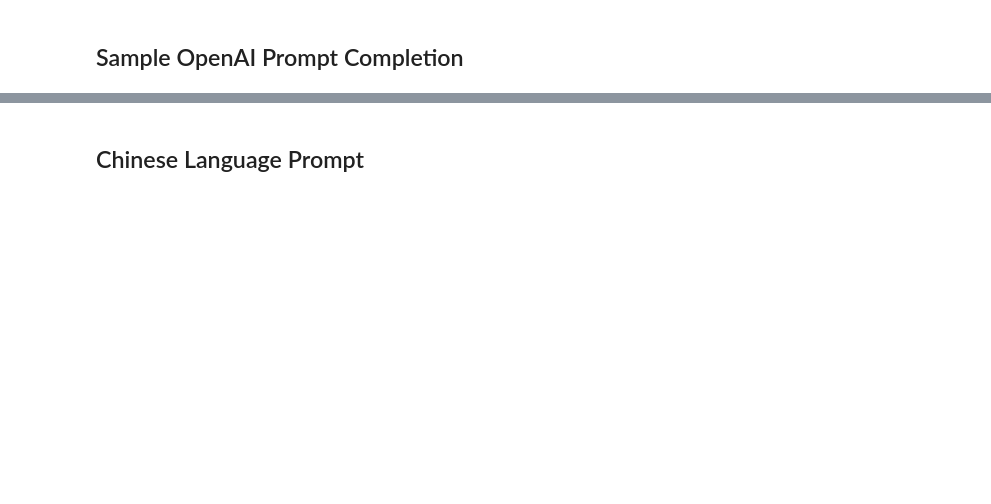
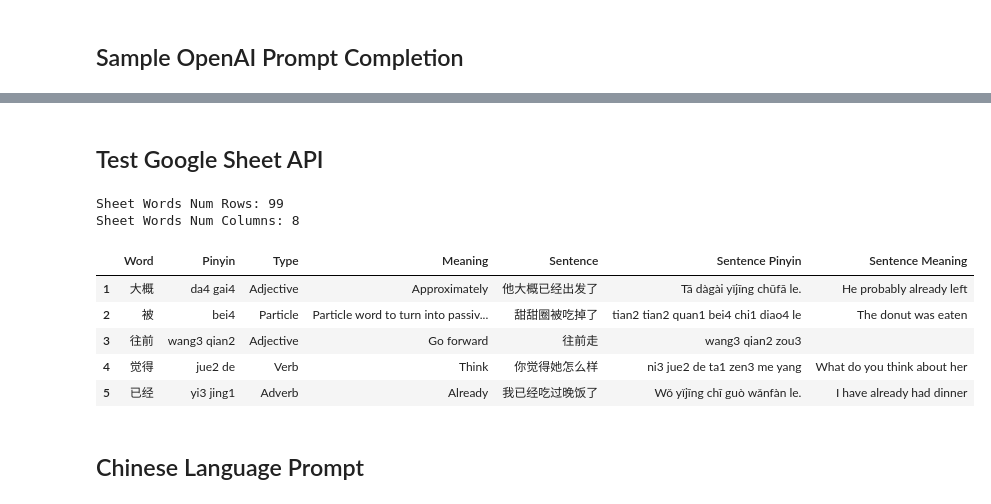
Before and after one commit to tuawong/GPT4LanguageLearning, a Jupyter notebook: GPT_ChineseWords.ipynb, the cells around one changed output, grey strips where cells are left out. Drawn from its saved outputs; the diff is of its cells as text; code cells hidden in the pictures; blank space fills up the shorter version.

```diff
--- a/GPT_ChineseWords.ipynb
+++ b/GPT_ChineseWords.ipynb
@@ -66,2 +85,28 @@ print(sample_response.choices[0].message.content)
+# %% [markdown]
+## Test Google Sheet API
+# %%
+# No need to provide path for service account.  Json file is in the default directory for gspread at %APPDATA%/gspread/service_account.json
+sa = gspread.service_account()
+sh = sa.open("New Chinese Words")
+
+sheet_name = "Words"
+wks2 = sh.worksheet(sheet_name)
+print(f'Sheet {sheet_name} Num Rows: {wks2.row_count}')
+print(f'Sheet {sheet_name} Num Columns: {wks2.col_count}')
+# %% [output]
+Sheet Words Num Rows: 99
+Sheet Words Num Columns: 8
+# %%
+current_data = pd.DataFrame(wks2.get_all_values())
+current_data.columns = current_data.iloc[0]
+current_data = current_data.iloc[1:]
+current_data.head()
+# %% [output]
+|  | Word | Pinyin | Type | Meaning | Sentence | Sentence Pinyin | Sentence Meaning |
+| 1 | 大概 | da4 gai4 | Adjective | Approximately | 他大概已经出发了 | Tā dàgài yǐjīng chūfā le. | He probably already left |
+| 2 | 被 | bei4 | Particle | Particle word to turn into passiv... | 甜甜圈被吃掉了 | tian2 tian2 quan1 bei4 chi1 diao4 le | The donut was eaten |
+| 3 | 往前 | wang3 qian2 | Adjective | Go forward | 往前走 | wang3 qian2 zou3 |  |
+| 4 | 觉得 | jue2 de | Verb | Think | 你觉得她怎么样 | ni3 jue2 de ta1 zen3 me yang | What do you think about her |
+| 5 | 已经 | yi3 jing1 | Adverb | Already | 我已经吃过晚饭了 | Wǒ yǐjīng chī guò wǎnfàn le. | I have already had dinner |
 # %% [markdown]
 ## Chinese Language Prompt
```
Also changed, not shown: parts of 21 cells of this notebook, 3 other files.
